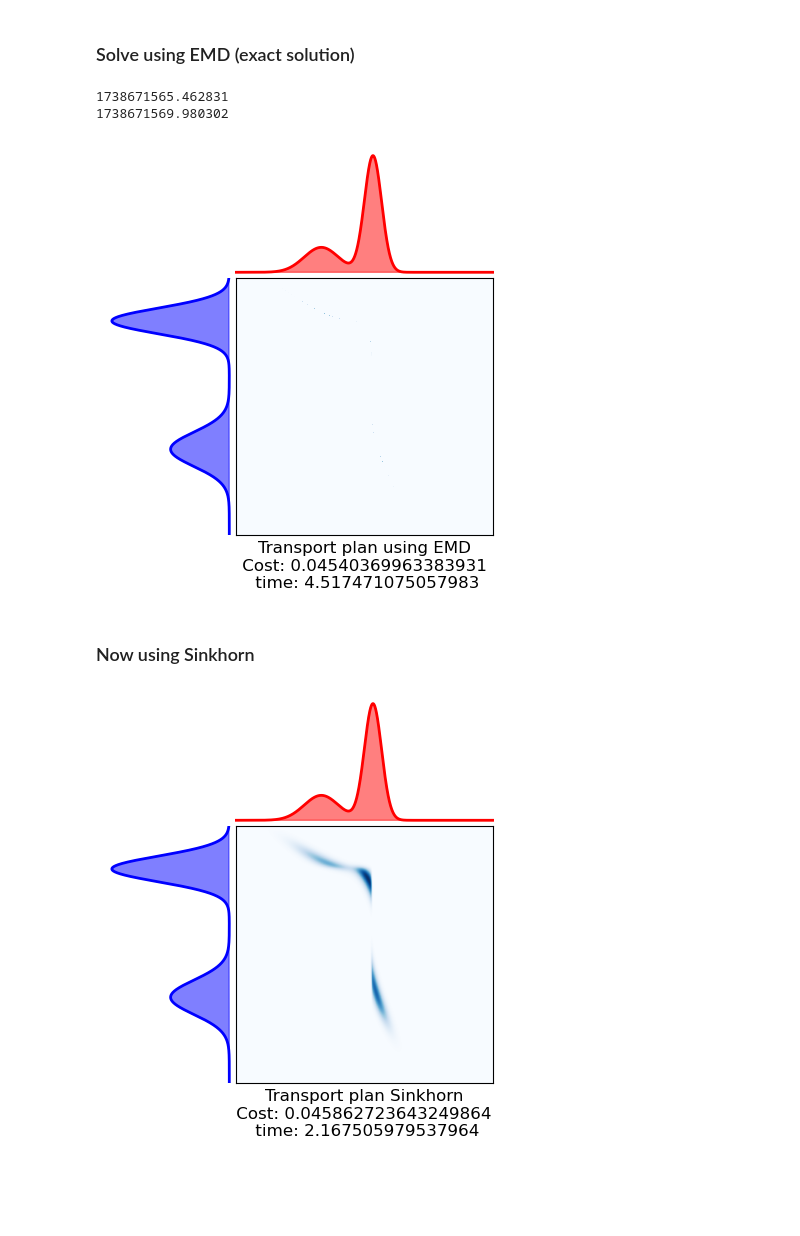
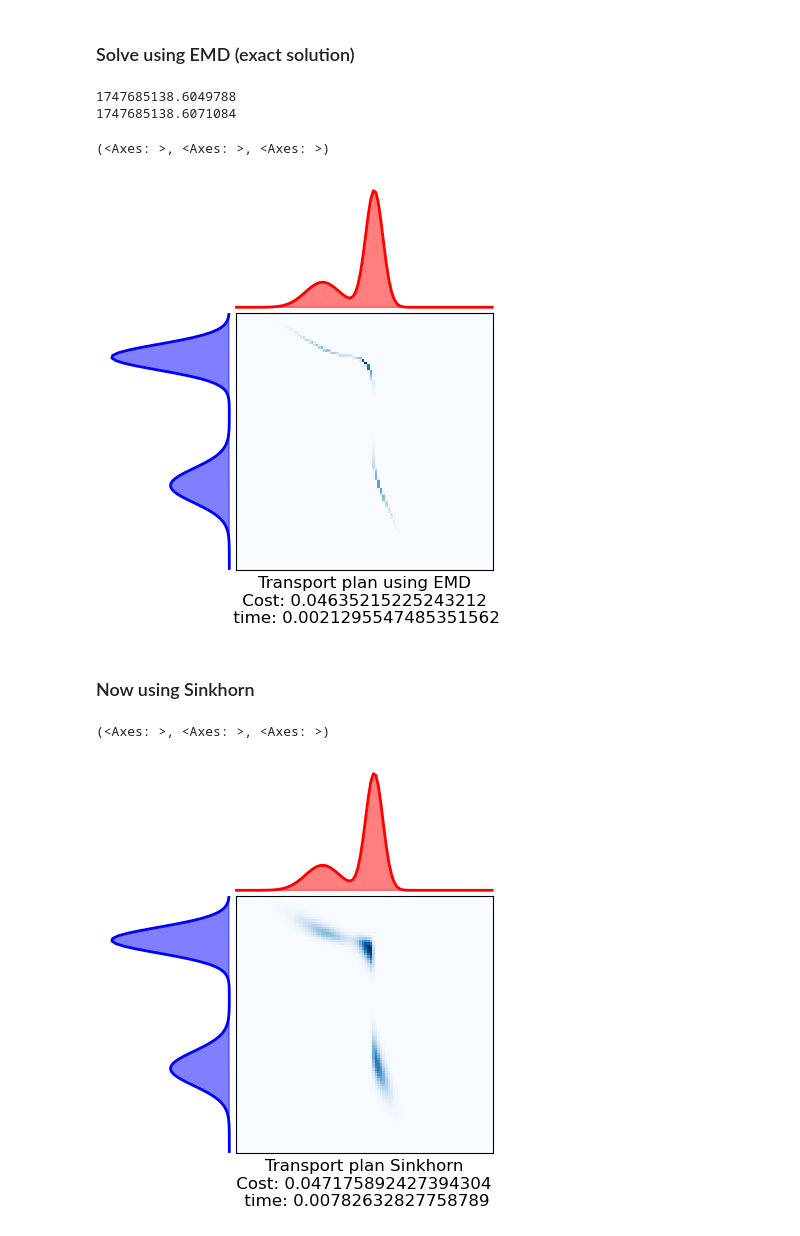
Before and after one commit to felipe-tobar/OT-tutorial, a Jupyter notebook: Codes/Sinkhorn.ipynb, the cells around one changed output. Drawn from its saved outputs; the diff is of its cells as text; code cells hidden in the pictures; blank space fills up the shorter version.

```diff
--- a/Codes/Sinkhorn.ipynb
+++ b/Codes/Sinkhorn.ipynb
@@ -16,7 +16,7 @@ import time
 # %% [markdown]
 ### Generate Data
 # %%
-n = 3000  # nb bins
+n = 100  # nb bins
 r = n/3000
 # bin positions
 x = np.arange(n, dtype=np.float64)
@@ -67,21 +67,23 @@ pl.figure(3, figsize=(5, 5))
 ot.plot.plot1D_mat(a, b, G0, f"Transport plan using EMD\n Cost: {c} \n time: {tf-t0}", coupling_cmap='Blues')
 #pl.savefig('../img/EMD_vs_S1.pdf', bbox_inches='tight')
 # %% [output]
-1738671565.462831
-1738671569.980302
+1747685138.6049788
+1747685138.6071084
+(<Axes: >, <Axes: >, <Axes: >)
-[figure, old version]
+[figure, new version]
 # %% [markdown]
 ### Now using Sinkhorn
 # %%
-lambd = 1e-3
+lambd = 2e-3
 Gs = ot.sinkhorn(a, b, M, lambd, verbose=False)
 
 pl.figure(4, figsize=(5, 5))
 t0 = time.time()
 c = ot.sinkhorn2(a, b, M, lambd)
 tf = time.time()
 ot.plot.plot1D_mat(a, b, Gs, f"Transport plan Sinkhorn\n Cost: {c} \n time: {tf-t0}", coupling_cmap='Blues')
 
 #pl.savefig('../img/EMD_vs_S2.pdf', bbox_inches='tight')
 # %% [output]
+(<Axes: >, <Axes: >, <Axes: >)
-[figure, old version]
+[figure, new version]
```
Also changed, not shown: parts of 1 cell of this notebook, 28 other files.
